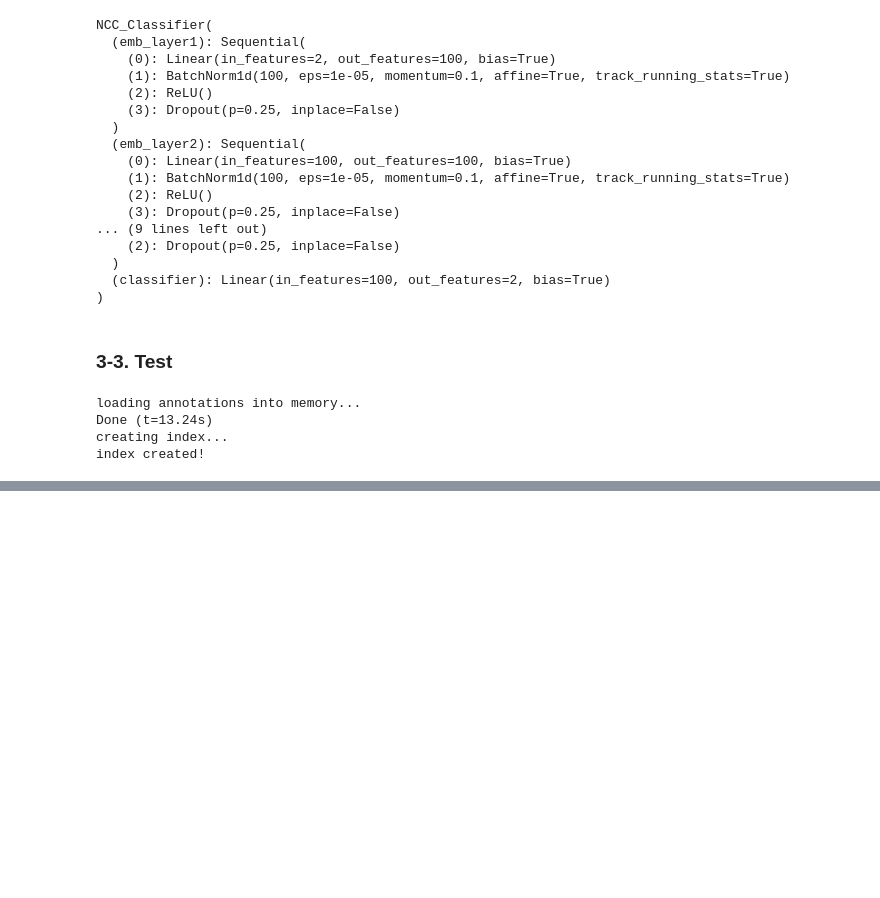
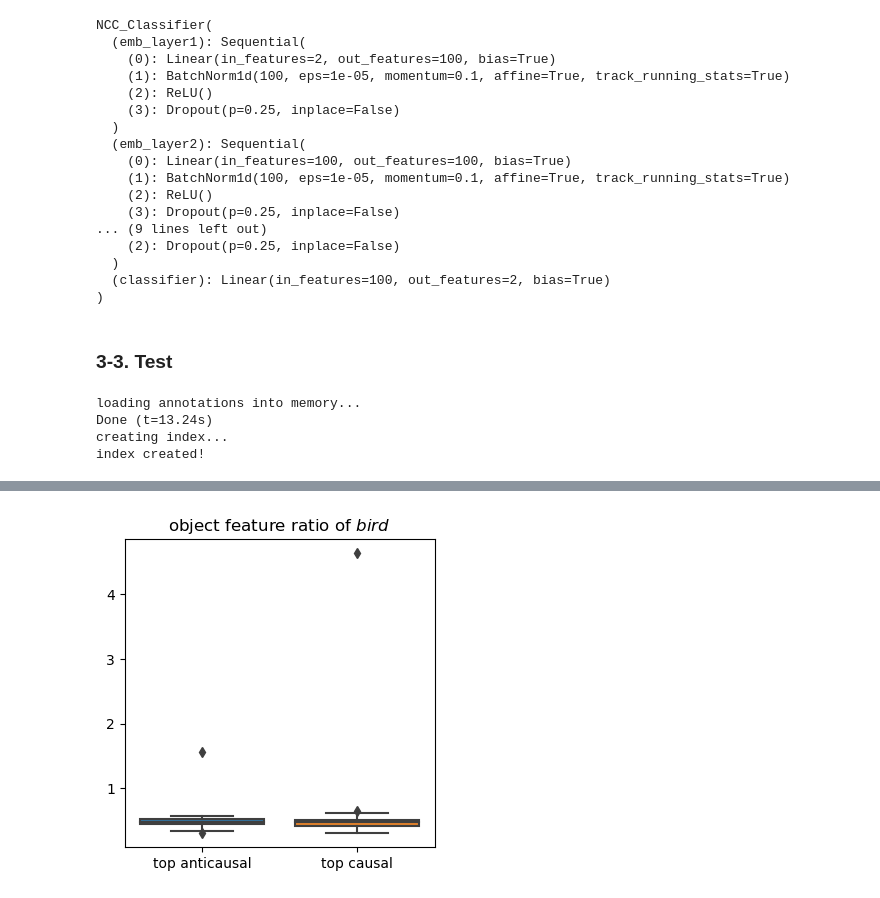
Before and after one commit to euphoria0-0/Neural-Causation-Coefficient, a Jupyter notebook: NCC_Testing.ipynb, the cells around one changed output, grey strips where cells are left out. Drawn from its saved outputs; the diff is of its cells as text; code cells hidden in the pictures; blank space fills up the shorter version.

```diff
--- a/NCC_Testing.ipynb
+++ b/NCC_Testing.ipynb
@@ -451,0 +349,4 @@ plt.show()
+# %%
+boxplot('bird')
+# %% [output]
+[figure, added]
```
Also changed, not shown: parts of 9 cells of this notebook.
